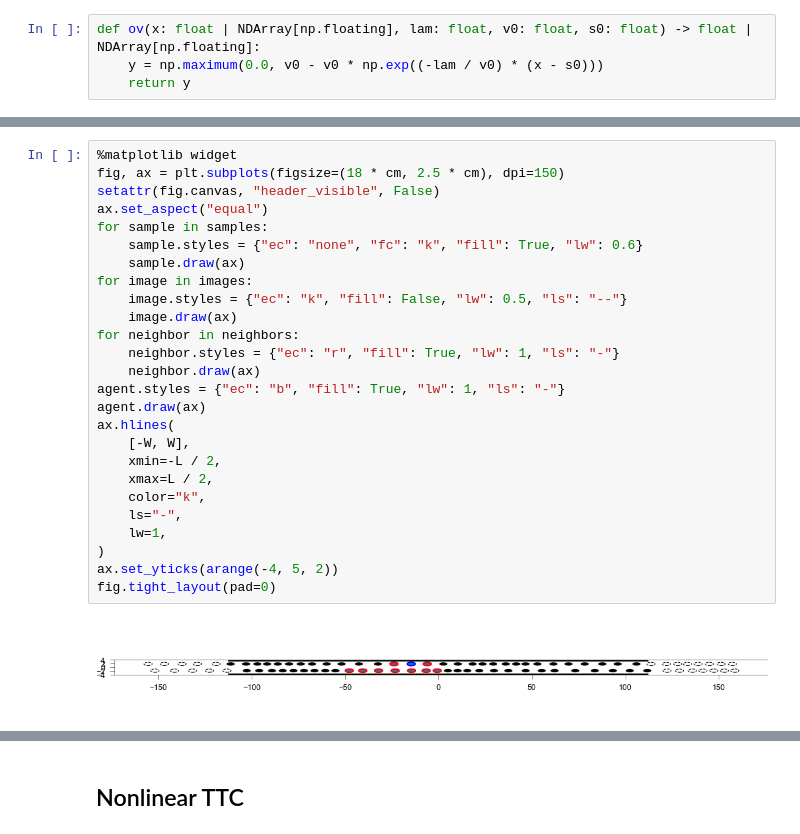
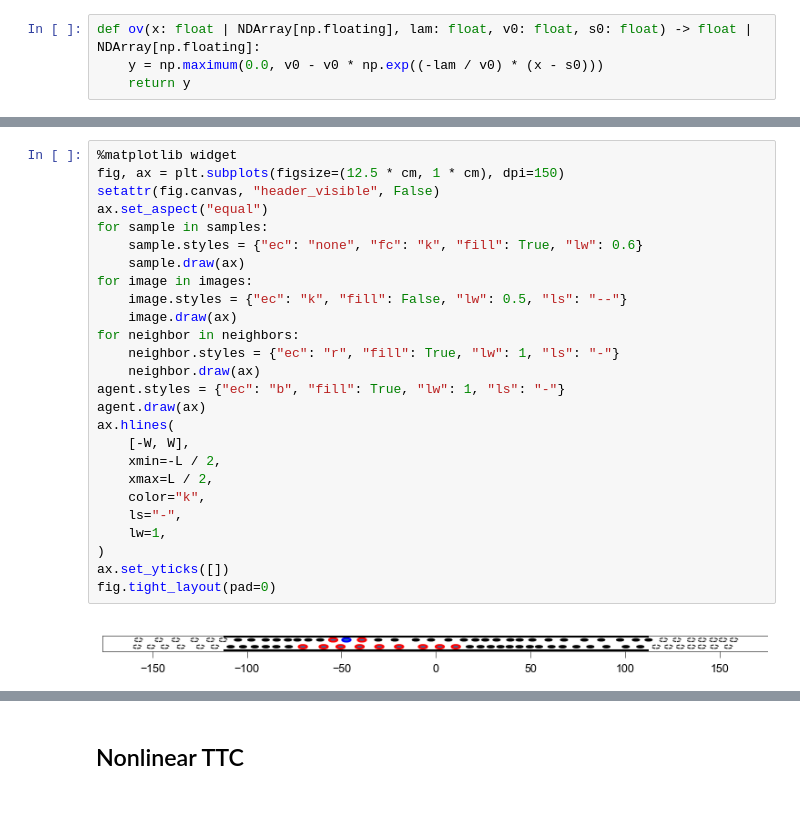
Before and after one commit to EPFL-ENAC/LUTS-pneuma-simulator, a Jupyter notebook: notebooks/simulator.ipynb, the cells around one changed output, grey strips where cells are left out. Cells and saved outputs as stored; diff of their text form; blank space fills up the shorter version.

```diff
--- a/notebooks/simulator.ipynb
+++ b/notebooks/simulator.ipynb
@@ -1367,32 +1316,32 @@ for t in range(COUNT - 1):
         agent.trajectory = None
 # %%
 %matplotlib widget
-fig, ax = plt.subplots(figsize=(18 * cm, 2.5 * cm), dpi=150)
+fig, ax = plt.subplots(figsize=(12.5 * cm, 1 * cm), dpi=150)
 setattr(fig.canvas, "header_visible", False)
 ax.set_aspect("equal")
 for sample in samples:
     sample.styles = {"ec": "none", "fc": "k", "fill": True, "lw": 0.6}
     sample.draw(ax)
 for image in images:
     image.styles = {"ec": "k", "fill": False, "lw": 0.5, "ls": "--"}
     image.draw(ax)
 for neighbor in neighbors:
     neighbor.styles = {"ec": "r", "fill": True, "lw": 1, "ls": "-"}
     neighbor.draw(ax)
 agent.styles = {"ec": "b", "fill": True, "lw": 1, "ls": "-"}
 agent.draw(ax)
 ax.hlines(
     [-W, W],
     xmin=-L / 2,
     xmax=L / 2,
     color="k",
     ls="-",
     lw=1,
 )
-ax.set_yticks(arange(-4, 5, 2))
+ax.set_yticks([])
 fig.tight_layout(pad=0)
 # %% [output]
-[figure, old version]
+[figure, new version]
 # %%
 %matplotlib widget
 fig, ax = plt.subplots(figsize=(12 * cm, 2 * cm), dpi=150)
```
Also changed, not shown: parts of 16 cells of this notebook.
